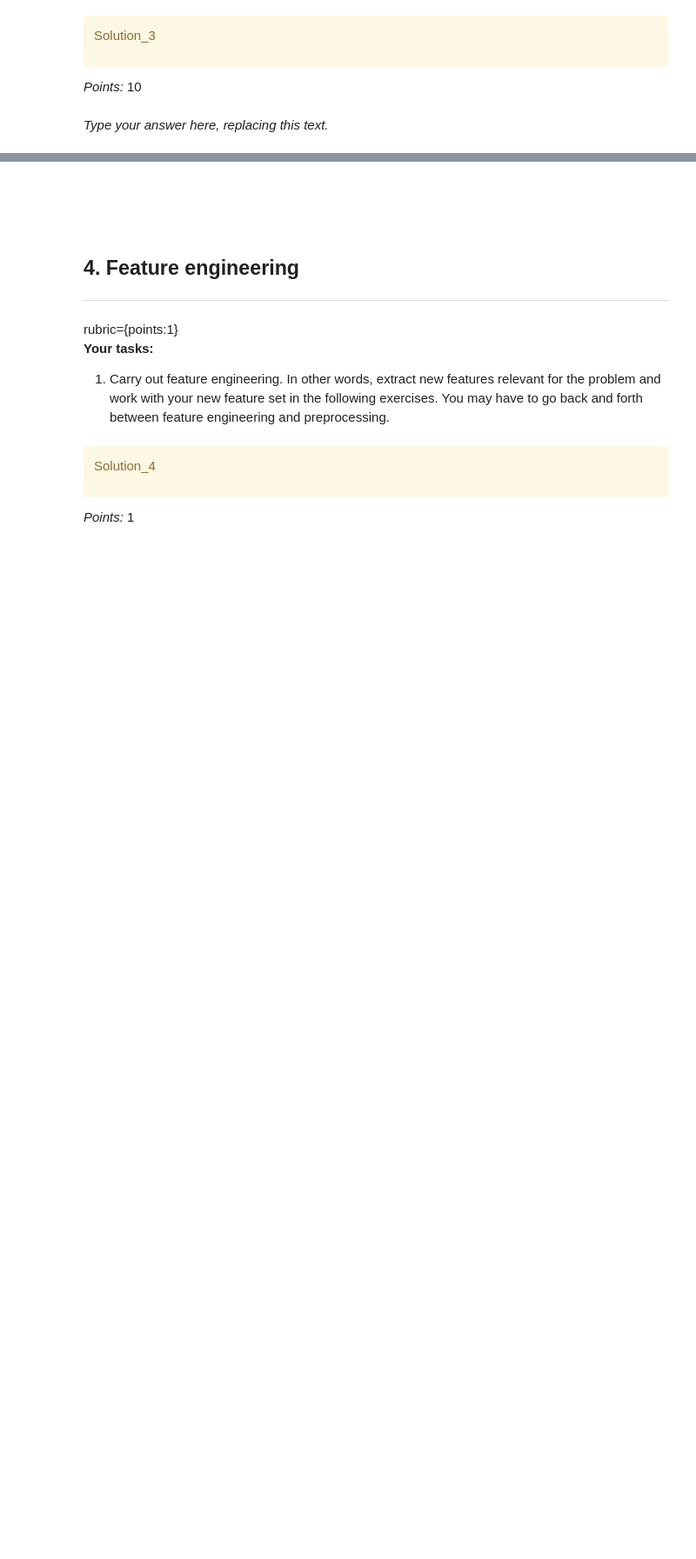
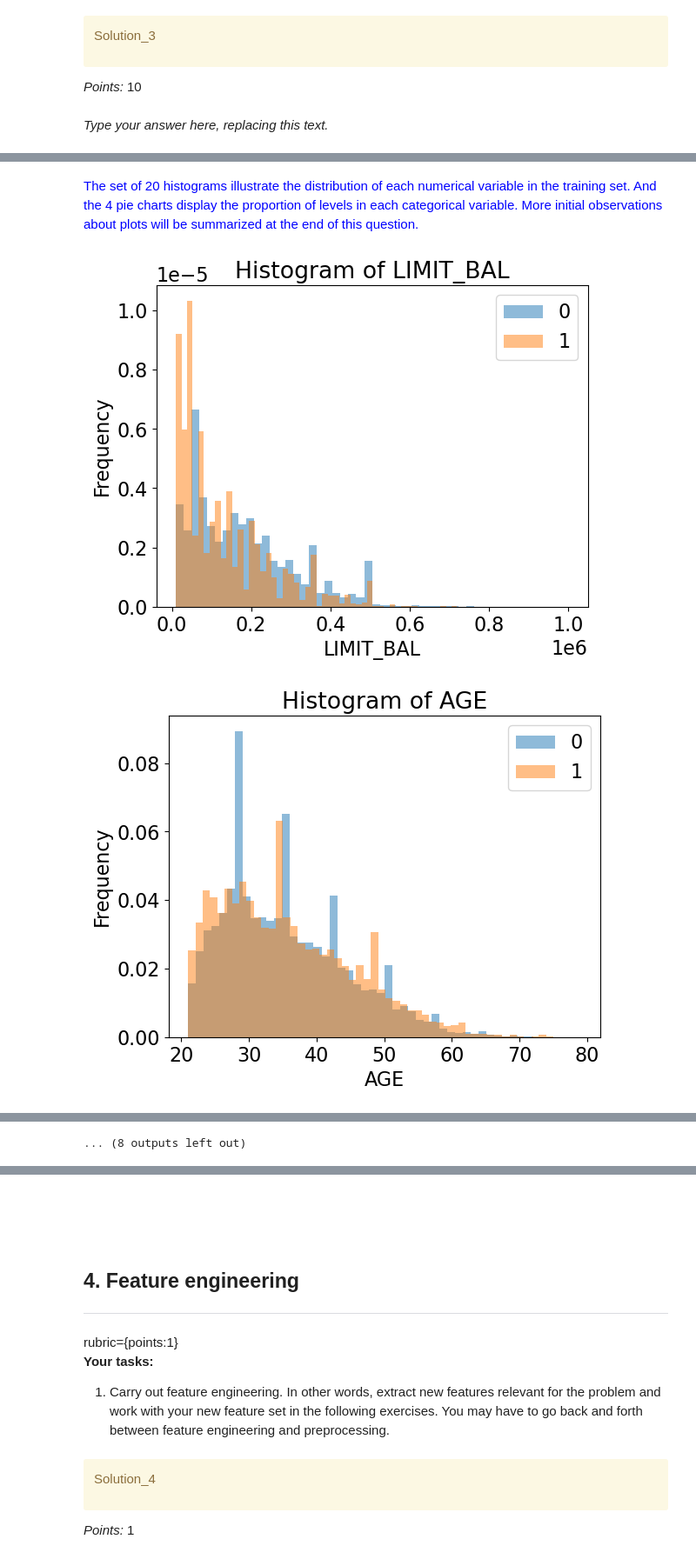
Before and after one commit to ljy0401/CPSC-330-Project-Default-of-Credit-Card-Clients-Predictions, a Jupyter notebook: hw5.ipynb, the cells around one changed output, grey strips where cells are left out. Shown at 87% size. Drawn from its saved outputs; the diff is of its cells as text; code cells hidden in the pictures; blank space fills up the shorter version.

```diff
--- a/hw5.ipynb
+++ b/hw5.ipynb
@@ -259,0 +323,13 @@ _Type your answer here, replacing this text._
+# %% [markdown]
+<span style="color:blue">The set of 20 histograms illustrate the distribution of each numerical variable in the training set. And the 4 pie charts display the proportion of levels in each categorical variable. More initial observations about plots will be summarized at the end of this question.</span>
+# %%
+# I refer to the code I used for the histogram question in HW2 and HW3.
+# I used ChatGPT to help with the `select_dtypes` function.
+numerical_columns = train_df.select_dtypes(include= ['float64', 'int64']).columns.tolist()
+for col in numerical_columns:
+    train_df.groupby("default.payment.next.month", observed=True)[col].plot.hist(bins=50, alpha=0.5, legend=True, density = True, title = "Histogram of " + col)
+    plt.xlabel(col)
+    plt.show()
+# %% [output]
+[figure, added]
+[figure, added]
@@ -259,0 +346 @@ _Type your answer here, replacing this text._
+... (8 outputs left out)
```
Also changed, not shown: parts of 24 cells of this notebook, 1 other file.
